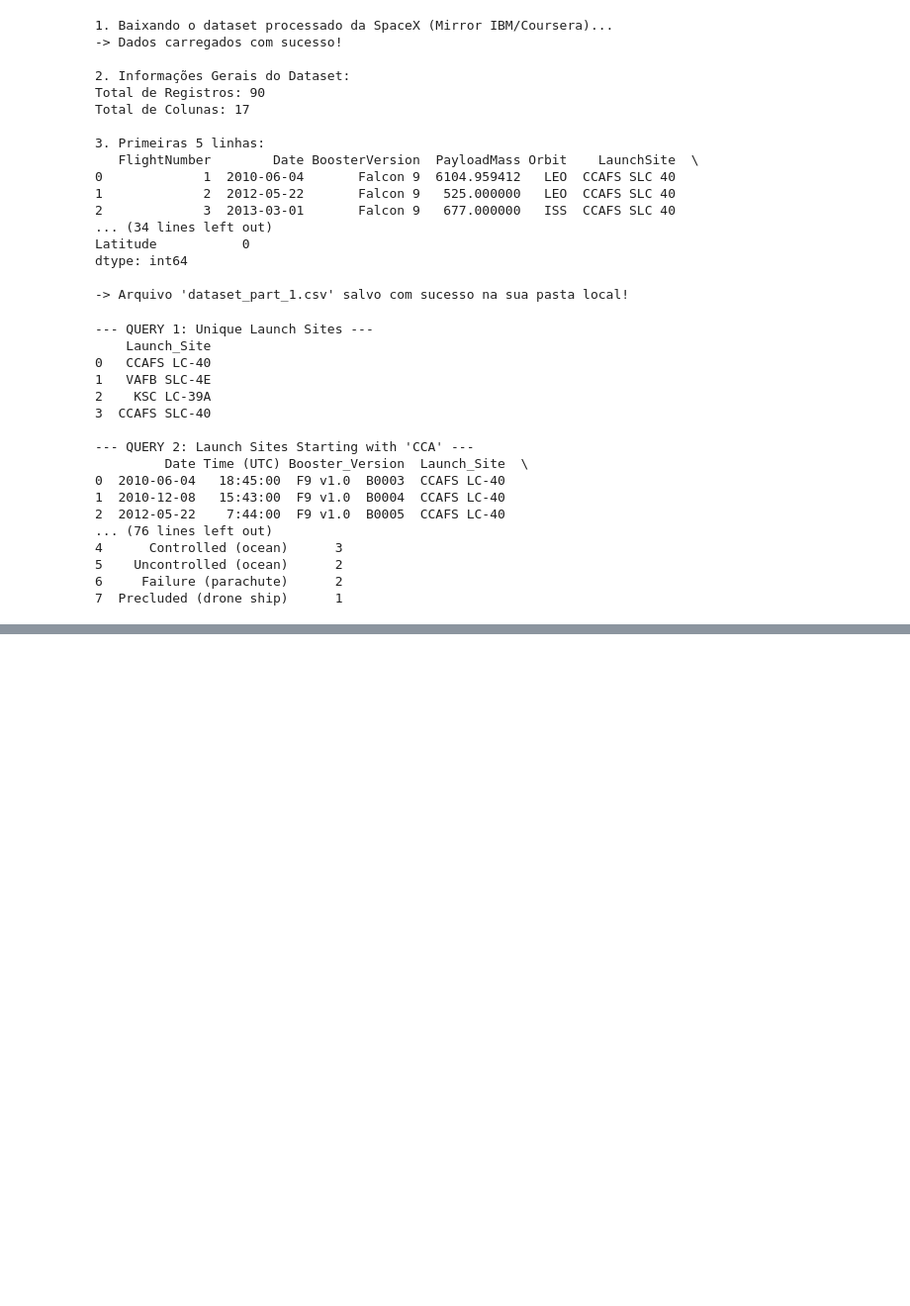
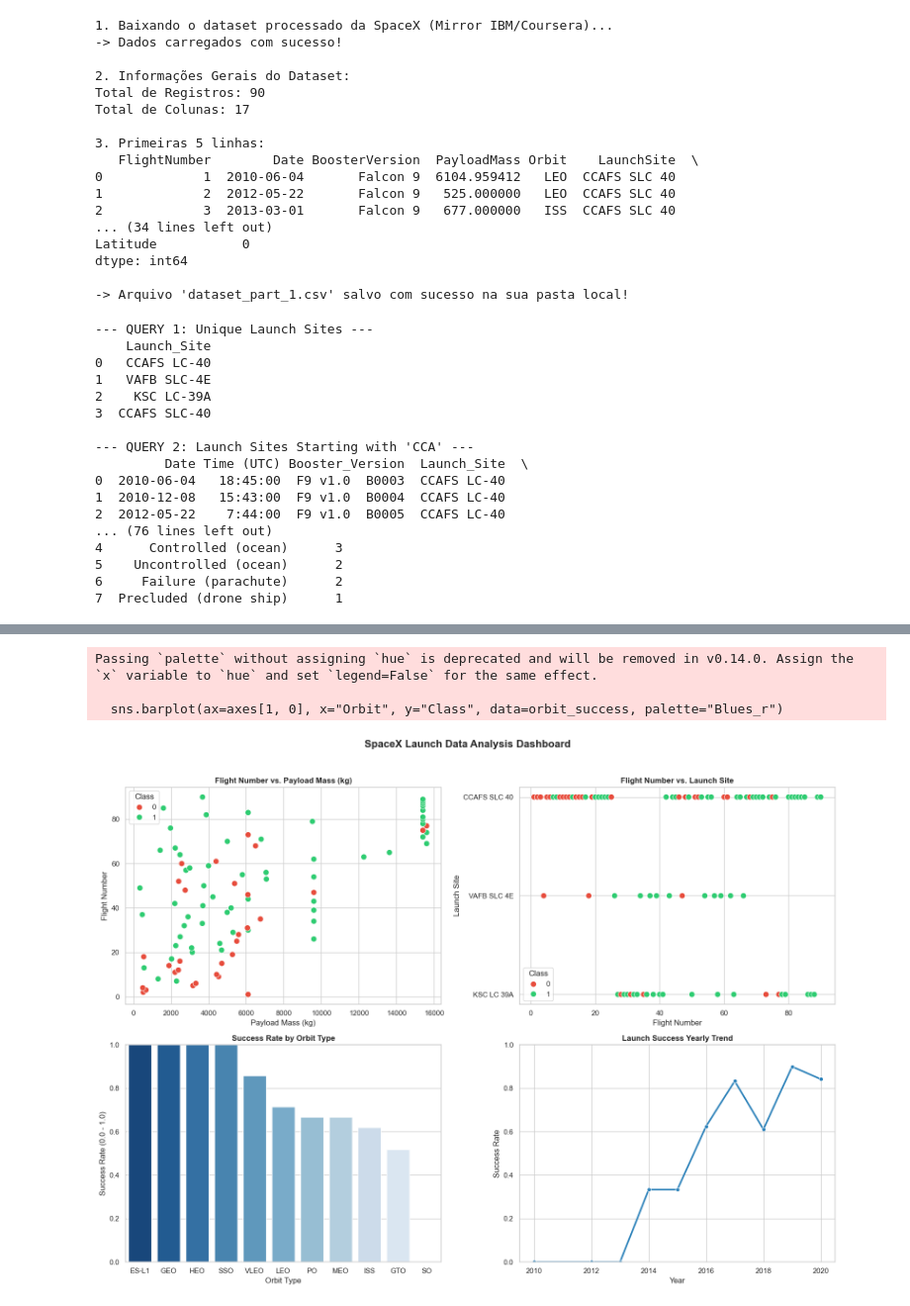
Before and after one commit to keltonyAquino/IBM-Data-Science-Capstone, a Jupyter notebook: PROJECT_SPACEX.ipynb, the cells around one changed output, grey strips where cells are left out. Shown at 99% size. Saved outputs shown, nothing was run; the diff lists cells and outputs as text; code cells hidden in the pictures; blank space fills up the shorter version.

```diff
--- a/PROJECT_SPACEX.ipynb
+++ b/PROJECT_SPACEX.ipynb
@@ -170,0 +377,52 @@ conn.close()
+# %%
+import pandas as pd
+import matplotlib.pyplot as plt
+import seaborn as sns
+
+# Load dataset
+df = pd.read_csv("https://cf-courses-data.s3.us.cloud-object-storage.appdomain.cloud/IBM-DS0321EN-SkillsNetwork/datasets/dataset_part_2.csv")
+
+# Set visualization style
+sns.set_theme(style="whitegrid")
+fig, axes = plt.subplots(2, 2, figsize=(16, 12))
+
+# 1. Flight Number vs Payload Mass
+sns.scatterplot(ax=axes[0, 0], x="PayloadMass", y="FlightNumber", hue="Class", data=df, palette={0: "#E74C3C", 1: "#2ECC71"}, s=80)
+axes[0, 0].set_title("Flight Number vs. Payload Mass (kg)", fontsize=12, fontweight='bold')
+axes[0, 0].set_xlabel("Payload Mass (kg)")
+axes[0, 0].set_ylabel("Flight Number")
+
+# 2. Flight Number vs Launch Site
+sns.scatterplot(ax=axes[0, 1], x="FlightNumber", y="LaunchSite", hue="Class", data=df, palette={0: "#E74C3C", 1: "#2ECC71"}, s=80)
+axes[0, 1].set_title("Flight Number vs. Launch Site", fontsize=12, fontweight='bold')
+axes[0, 1].set_xlabel("Flight Number")
+axes[0, 1].set_ylabel("Launch Site")
+
+# 3. Success Rate by Orbit Type
+orbit_success = df.groupby("Orbit")["Class"].mean().reset_index().sort_values(by="Class", ascending=False)
+sns.barplot(ax=axes[1, 0], x="Orbit", y="Class", data=orbit_success, palette="Blues_r")
+axes[1, 0].set_title("Success Rate by Orbit Type", fontsize=12, fontweight='bold')
+axes[1, 0].set_xlabel("Orbit Type")
+axes[1, 0].set_ylabel("Success Rate (0.0 - 1.0)")
+axes[1, 0].set_ylim(0, 1)
+
+# 4. Yearly Success Trend
+df['Year'] = pd.DatetimeIndex(df['Date']).year
+yearly_success = df.groupby("Year")["Class"].mean().reset_index()
+sns.lineplot(ax=axes[1, 1], x="Year", y="Class", data=yearly_success, marker="o", color="#2980B9", linewidth=2.5)
+axes[1, 1].set_title("Launch Success Yearly Trend", fontsize=12, fontweight='bold')
+axes[1, 1].set_xlabel("Year")
+axes[1, 1].set_ylabel("Success Rate")
+axes[1, 1].set_ylim(0, 1)
+
+plt.suptitle("SpaceX Launch Data Analysis Dashboard", fontsize=16, fontweight='bold', y=0.98)
+plt.tight_layout(rect=[0, 0, 1, 0.96])
+
+# Save output figure for PowerPoint
+plt.savefig("eda_visualization_dashboard.png", dpi=300)
+plt.show()
+# %% [output]
+Passing `palette` without assigning `hue` is deprecated and will be removed in v0.14.0. Assign the `x` variable to `hue` and set `legend=False` for the same effect.
+
+  sns.barplot(ax=axes[1, 0], x="Orbit", y="Class", data=orbit_success, palette="Blues_r")
+[figure, added]
```
Also changed, not shown: parts of 38 cells of this notebook, 9 other files.
